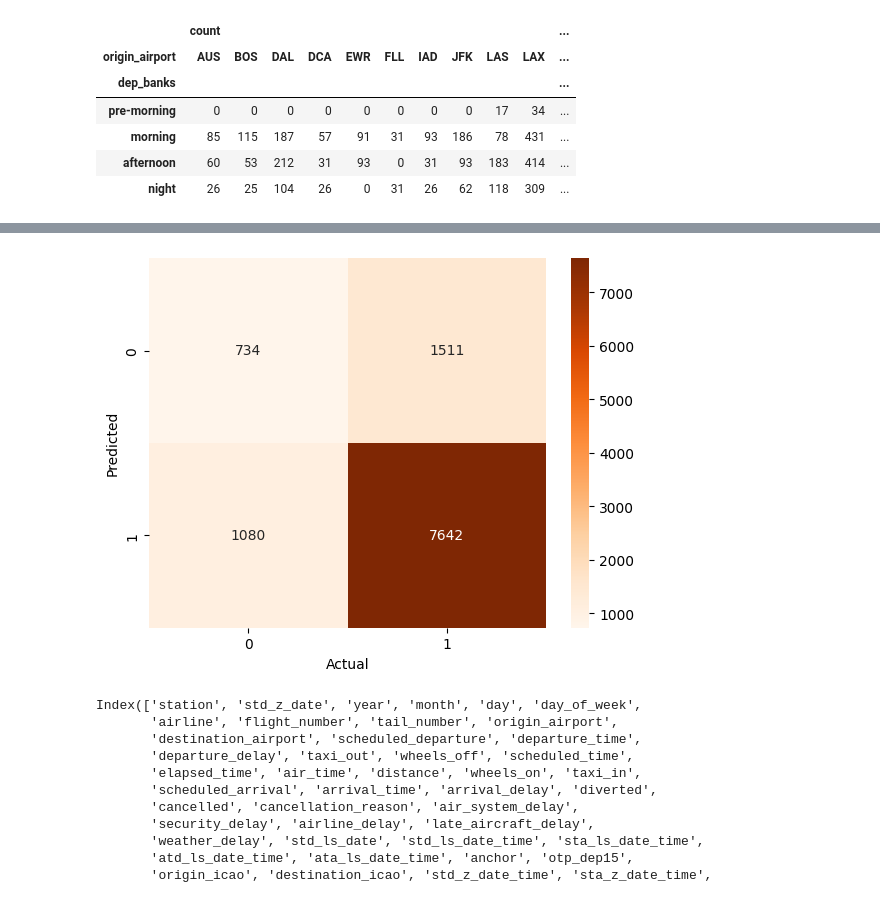
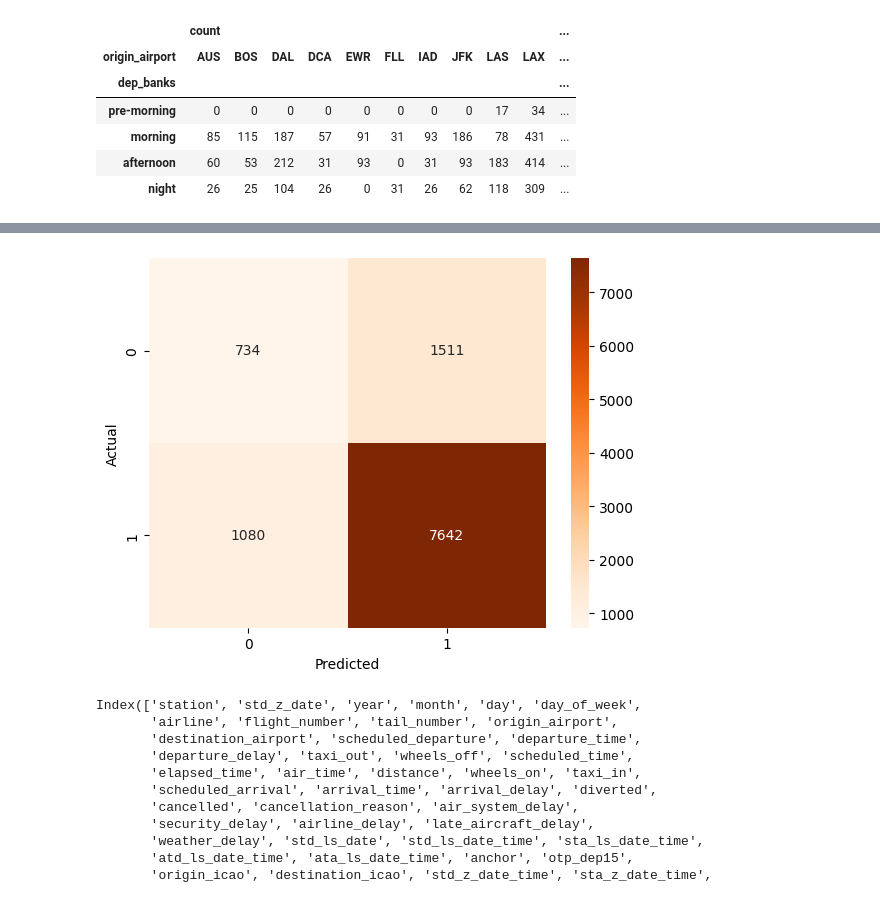
Before and after one commit to cmd-master/airline, a Jupyter notebook: airline-delays.ipynb, the cells around one changed output, grey strips where cells are left out. Saved outputs shown, nothing was run; the diff lists cells and outputs as text; code cells hidden in the pictures.

```diff
--- a/airline-delays.ipynb
+++ b/airline-delays.ipynb
@@ -603,10 +593,10 @@ plt.ylabel('Predicted');
 # %%
 cm = confusion_matrix(test[target], test['preds'])
 sns.heatmap(cm, annot=True, fmt='d', cmap='Oranges')
-plt.xlabel('Actual')
-plt.ylabel('Predicted');
+plt.ylabel('Actual')
+plt.xlabel('Predicted');
 # %% [output]
-[figure, old version]
+[figure, new version]
 # %%
 train.columns
 # %% [output]
```
Also changed, not shown: parts of 8 cells of this notebook.
